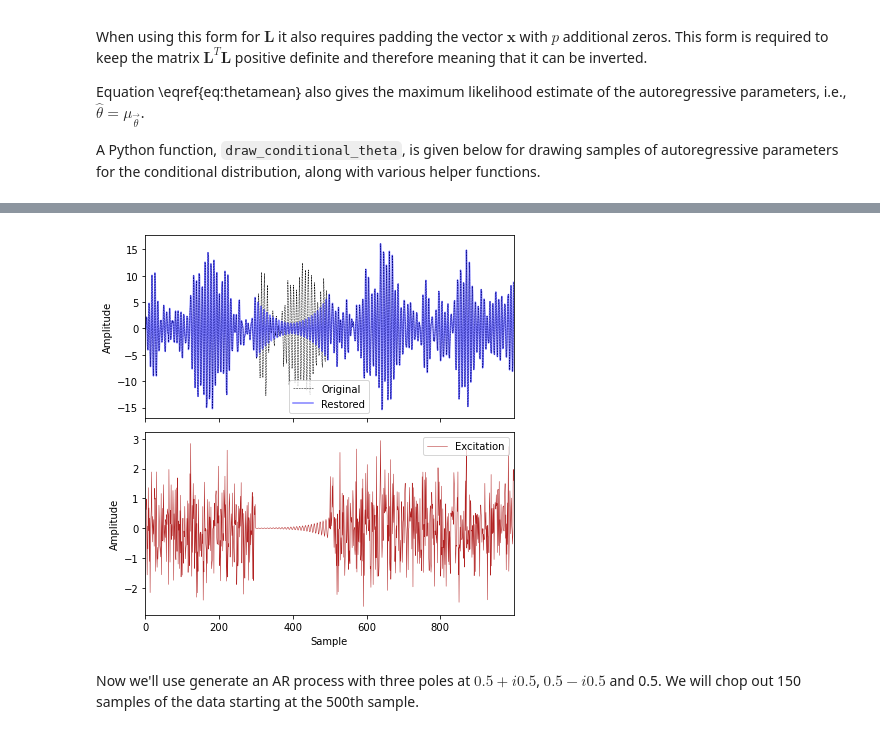
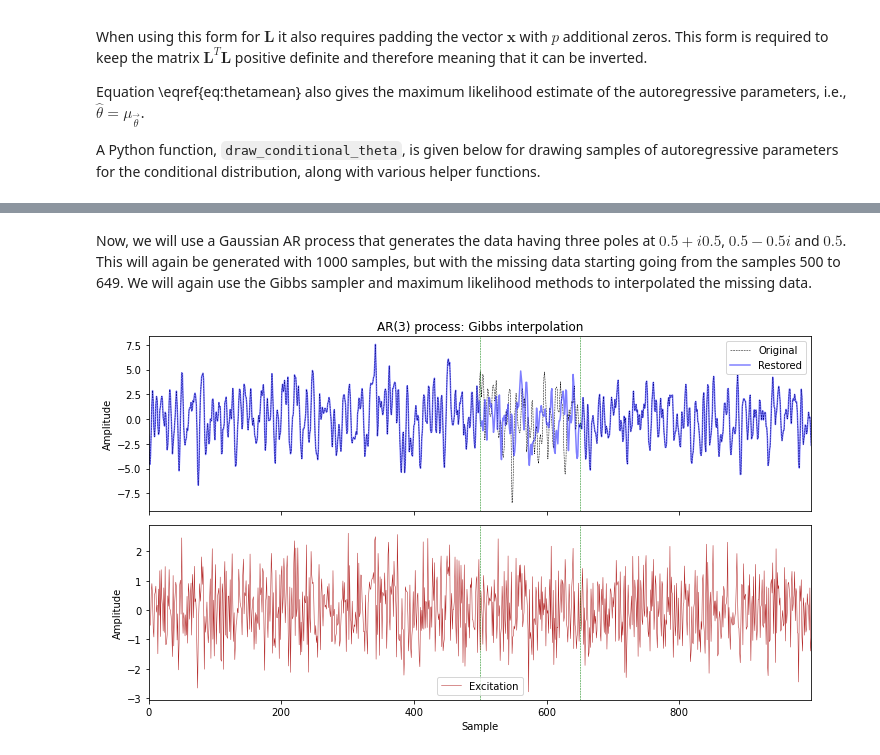
Before and after one commit to mattpitkin/interp-autoreg, a Jupyter notebook: interp-autoreg.ipynb, the cells around one changed output, grey strips where cells are left out. Saved outputs shown, nothing was run; the diff lists cells and outputs as text; code cells hidden in the pictures.

```diff
--- a/interp-autoreg.ipynb
+++ b/interp-autoreg.ipynb
@@ -620,19 +627,0 @@ As a first test we will generate some fake data consisting of a sinusoid and no
-# %%
-# generate sinusoid
-dt = 1
-t = np.arange(1000)  # time
-f = 1 / 200  # frequency
-phi0 = 0.0  # initial phase
-
-x = np.sin(2 * np.pi * f * t + phi0)
-
-plt.plot(t, x)
-plt.xlabel("Time (s)");
-
-# chop out "missing data"
-k = 500  # number of missing samples
-m = 200  # start of missing samples
-choppeddata = chopped_data(x, m, k)
-
-plt.plot(t[:m - 1], choppeddata[:m - 1], 'k--')
-plt.plot(t[m + k - 1:], choppeddata[m - 1:], 'k--')
@@ -661,3 +627,0 @@ plt.plot(t[m - 1:m + k - 1], chain[-1][0], 'k--')
-# %%
-restored = np.concatenate((choppeddata[:m - 1], chain[-1][0], choppeddata[m - 1:]))
-plt.plot(t, x - restored)
@@ -808,5 +771,3 @@ def maximum_likelihood(
         i += 1
 
     return znew, thetanew, sigmanew
-# %%
-z, theta, sigma = maximum_likelihood(choppeddata, m, k, p=2)
@@ -876,17 +880,25 @@ The first simulation will attempt to replicate the analysis in Section 6.7.1 of
+# %% [markdown]
+Now, we will use a Gaussian AR process that generates the data having three poles at $0.5 + i0.5$, $0.5 - 0.5i$ and $0.5$. This will again be generated with 1000 samples, but with the missing data starting going from the samples 500 to 649. We will again use the Gibbs sampler and maximum likelihood methods to interpolated the missing data.
 # %%
-poles = [0.7 + 1j * 0.7, 0.7 - 1j * 0.7]
+poles = [0.5 + 1j * 0.5, 0.5 - 1j * 0.5, 0.5]
 
 n = 1000
 data = generate_ar_data(n, poles)
 
-# maximum likelihood
-m = 300
-k = 200
+# get
+m = 500  # index of first sample of the remove data
+k = 150  # length of removed data
 chopped = chopped_data(data, m, k)
-z, theta, sigma = maximum_likelihood(chopped, m, k, p=2)
 
-plot_results(data, chopped, z, theta, m);
+# use Gibbs sampling with 50 samples and an AR order of 3
+p = 3  # AR order
+nsamples = 50
+chain = gibbs_sampler(chopped, m, k, p=p, nsamples=nsamples)
+
+# get z and theta for the final sample
+z, theta, sigma = chain[-1]
+
+# plot the results
+plot_results(data, chopped, z, theta, m, title="AR(3) process: Gibbs interpolation");
 # %% [output]
-[figure, old version]
+[figure, new version]
-# %% [markdown]
-Now we'll use generate an AR process with three poles at $0.5 + i0.5$, $0.5 - i0.5$ and 0.5.  We will chop out 150 samples of the data starting at the 500th sample.
```
Also changed, not shown: parts of 36 cells of this notebook.
